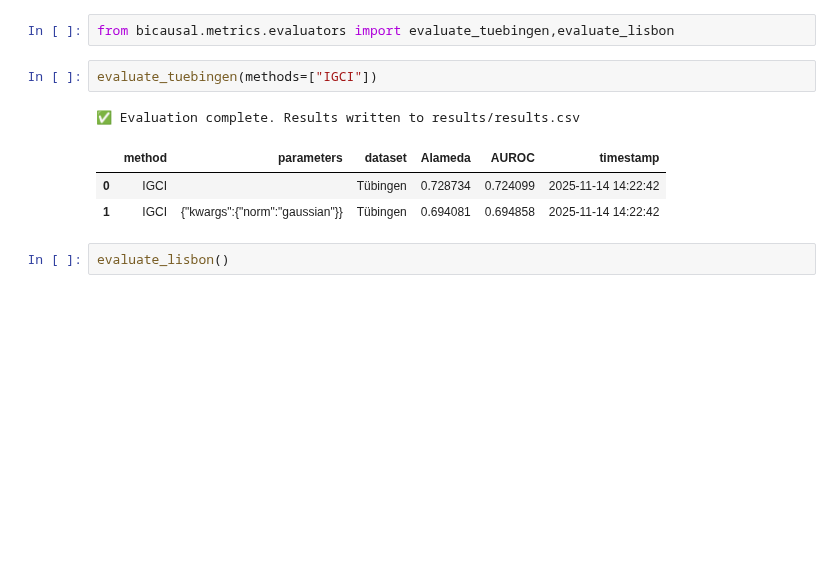
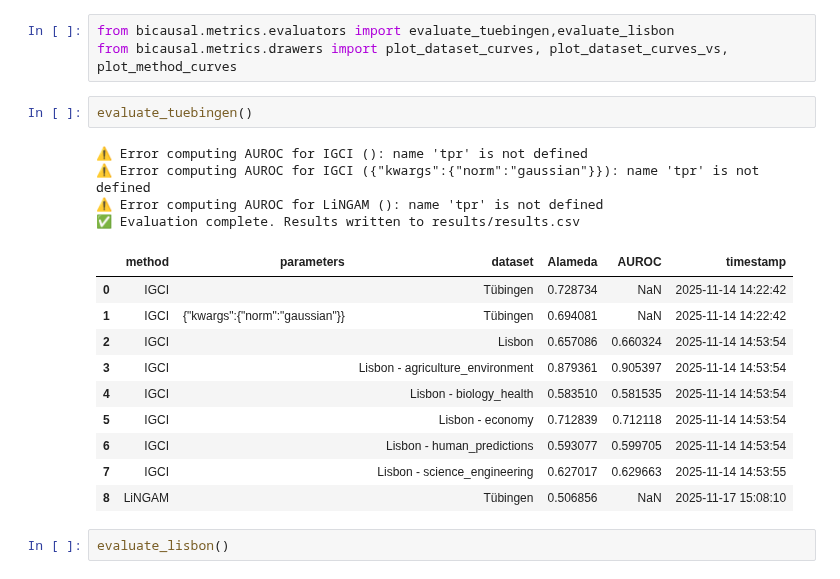
Before and after one commit to tiagobrogueira/Causal-Discovery-In-Exchangeable-Data, a Jupyter notebook: bicausal/evaluate.ipynb, the cells around one changed output. Saved outputs shown, nothing was run; the diff lists cells and outputs as text; blank space fills up the shorter version.

```diff
--- a/bicausal/evaluate.ipynb
+++ b/bicausal/evaluate.ipynb
@@ -1,12 +1,23 @@
 # %%
 from bicausal.metrics.evaluators import evaluate_tuebingen,evaluate_lisbon
+from bicausal.metrics.drawers import plot_dataset_curves, plot_dataset_curves_vs, plot_method_curves
 # %%
-evaluate_tuebingen(methods=["IGCI"])
+evaluate_tuebingen()
 # %% [output]
+⚠️ Error computing AUROC for IGCI (): name 'tpr' is not defined
+⚠️ Error computing AUROC for IGCI ({"kwargs":{"norm":"gaussian"}}): name 'tpr' is not defined
+⚠️ Error computing AUROC for LiNGAM (): name 'tpr' is not defined
 ✅ Evaluation complete. Results written to results/results.csv
 |  | method | parameters | dataset | Alameda | AUROC | timestamp |
-| 0 | IGCI |  | Tübingen | 0.728734 | 0.724099 | 2025-11-14 14:22:42 |
-| 1 | IGCI | {"kwargs":{"norm":"gaussian"}} | Tübingen | 0.694081 | 0.694858 | 2025-11-14 14:22:42 |
+| 0 | IGCI |  | Tübingen | 0.728734 | NaN | 2025-11-14 14:22:42 |
+| 1 | IGCI | {"kwargs":{"norm":"gaussian"}} | Tübingen | 0.694081 | NaN | 2025-11-14 14:22:42 |
+| 2 | IGCI |  | Lisbon | 0.657086 | 0.660324 | 2025-11-14 14:53:54 |
+| 3 | IGCI |  | Lisbon - agriculture_environment | 0.879361 | 0.905397 | 2025-11-14 14:53:54 |
+| 4 | IGCI |  | Lisbon - biology_health | 0.583510 | 0.581535 | 2025-11-14 14:53:54 |
+| 5 | IGCI |  | Lisbon - economy | 0.712839 | 0.712118 | 2025-11-14 14:53:54 |
+| 6 | IGCI |  | Lisbon - human_predictions | 0.593077 | 0.599705 | 2025-11-14 14:53:54 |
+| 7 | IGCI |  | Lisbon - science_engineering | 0.627017 | 0.629663 | 2025-11-14 14:53:55 |
+| 8 | LiNGAM |  | Tübingen | 0.506856 | NaN | 2025-11-17 15:08:10 |
 # %%
 evaluate_lisbon()
 # %% [output]
```
Also changed, not shown: parts of 3 cells of this notebook, 21 other files.
